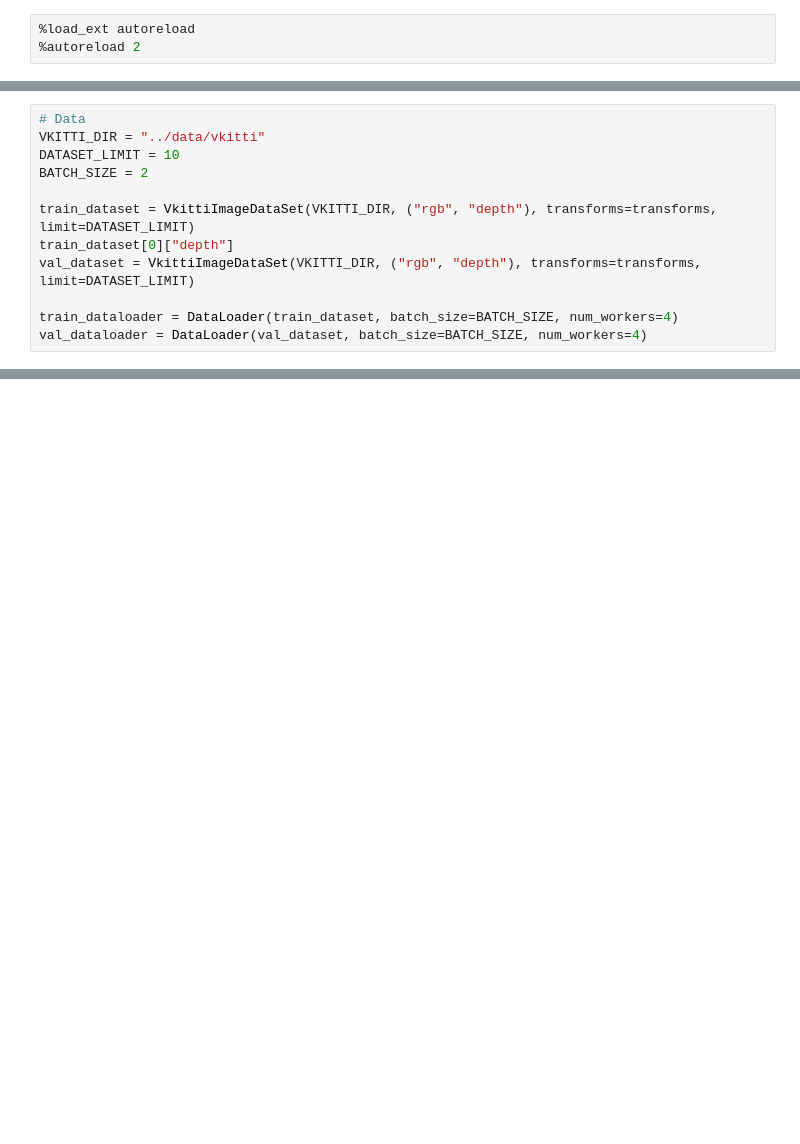
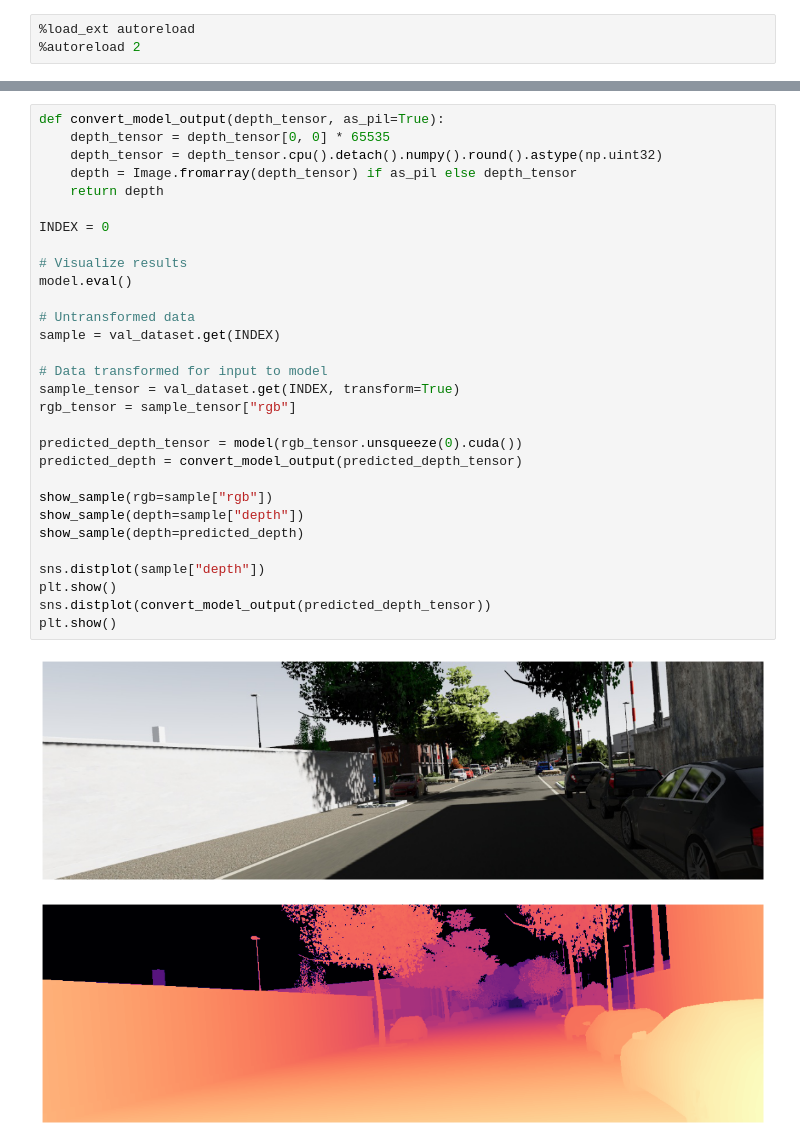
Before and after one commit to tasercake/kitti-adapt, a Jupyter notebook: notebooks/depth.ipynb, the cells around one changed output, grey strips where cells are left out. Drawn from its saved outputs; the diff is of its cells as text; blank space fills up the shorter version.

Commit message:
VKITTI Basic Model

```diff
--- a/notebooks/depth.ipynb
+++ b/notebooks/depth.ipynb
@@ -82,12 +162,0 @@ transforms = {
-# %%
-# Data
-VKITTI_DIR = "../data/vkitti"
-DATASET_LIMIT = 10
-BATCH_SIZE = 2
-
-train_dataset = VkittiImageDataSet(VKITTI_DIR, ("rgb", "depth"), transforms=transforms, limit=DATASET_LIMIT)
-train_dataset[0]["depth"]
-val_dataset = VkittiImageDataSet(VKITTI_DIR, ("rgb", "depth"), transforms=transforms, limit=DATASET_LIMIT)
-
-train_dataloader = DataLoader(train_dataset, batch_size=BATCH_SIZE, num_workers=4)
-val_dataloader = DataLoader(val_dataset, batch_size=BATCH_SIZE, num_workers=4)
@@ -157,0 +190,33 @@ DepthEstimator(
+# %%
+def convert_model_output(depth_tensor, as_pil=True):
+    depth_tensor = depth_tensor[0, 0] * 65535
+    depth_tensor = depth_tensor.cpu().detach().numpy().round().astype(np.uint32)
+    depth = Image.fromarray(depth_tensor) if as_pil else depth_tensor
+    return depth
+
+INDEX = 0
+
+# Visualize results
+model.eval()
+
+# Untransformed data
+sample = val_dataset.get(INDEX)
+
+# Data transformed for input to model
+sample_tensor = val_dataset.get(INDEX, transform=True)
+rgb_tensor = sample_tensor["rgb"]
+
+predicted_depth_tensor = model(rgb_tensor.unsqueeze(0).cuda())
+predicted_depth = convert_model_output(predicted_depth_tensor)
+
+show_sample(rgb=sample["rgb"])
+show_sample(depth=sample["depth"])
+show_sample(depth=predicted_depth)
+
+sns.distplot(sample["depth"])
+plt.show()
+sns.distplot(convert_model_output(predicted_depth_tensor))
+plt.show()
+# %% [output]
+[figure, added]
+[figure, added]
```
Also changed, not shown: parts of 11 cells of this notebook, 11 other files.
